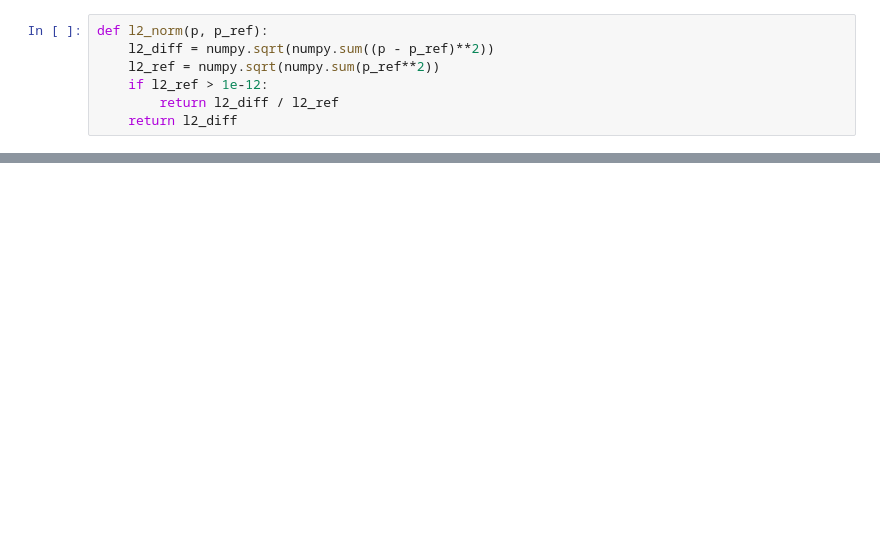
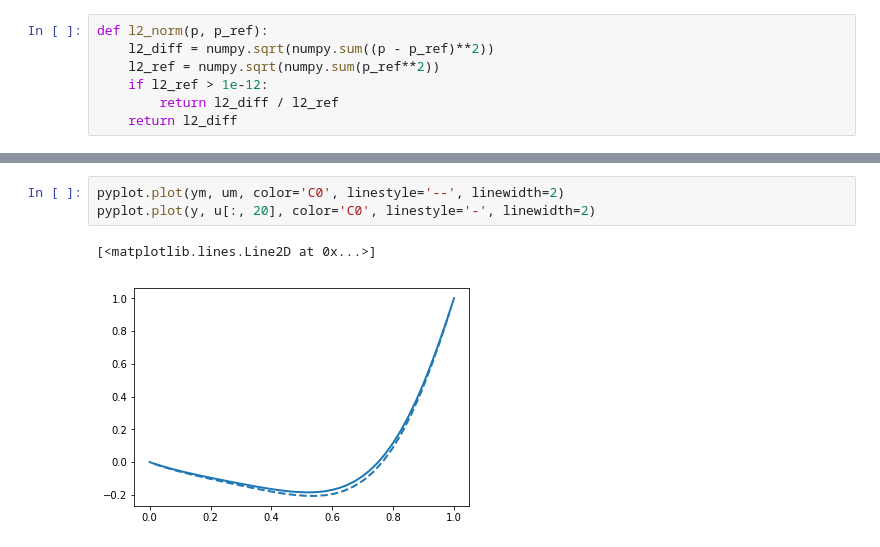
Before and after one commit to tianjiaozhang678/MAE6286, a Jupyter notebook: Cavity_flow.ipynb, the cells around one changed output, grey strips where cells are left out. Saved outputs shown, nothing was run; the diff lists cells and outputs as text; blank space fills up the shorter version.

```diff
--- a/Cavity_flow.ipynb
+++ b/Cavity_flow.ipynb
@@ -131,0 +143,6 @@ pyplot.contourf(p, levels=levels)
+# %%
+pyplot.plot(ym, um, color='C0', linestyle='--', linewidth=2)
+pyplot.plot(y, u[:, 20], color='C0', linestyle='-', linewidth=2)
+# %% [output]
+[<matplotlib.lines.Line2D at 0x...>]
+[figure, added]
```
Also changed, not shown: parts of 15 cells of this notebook.
